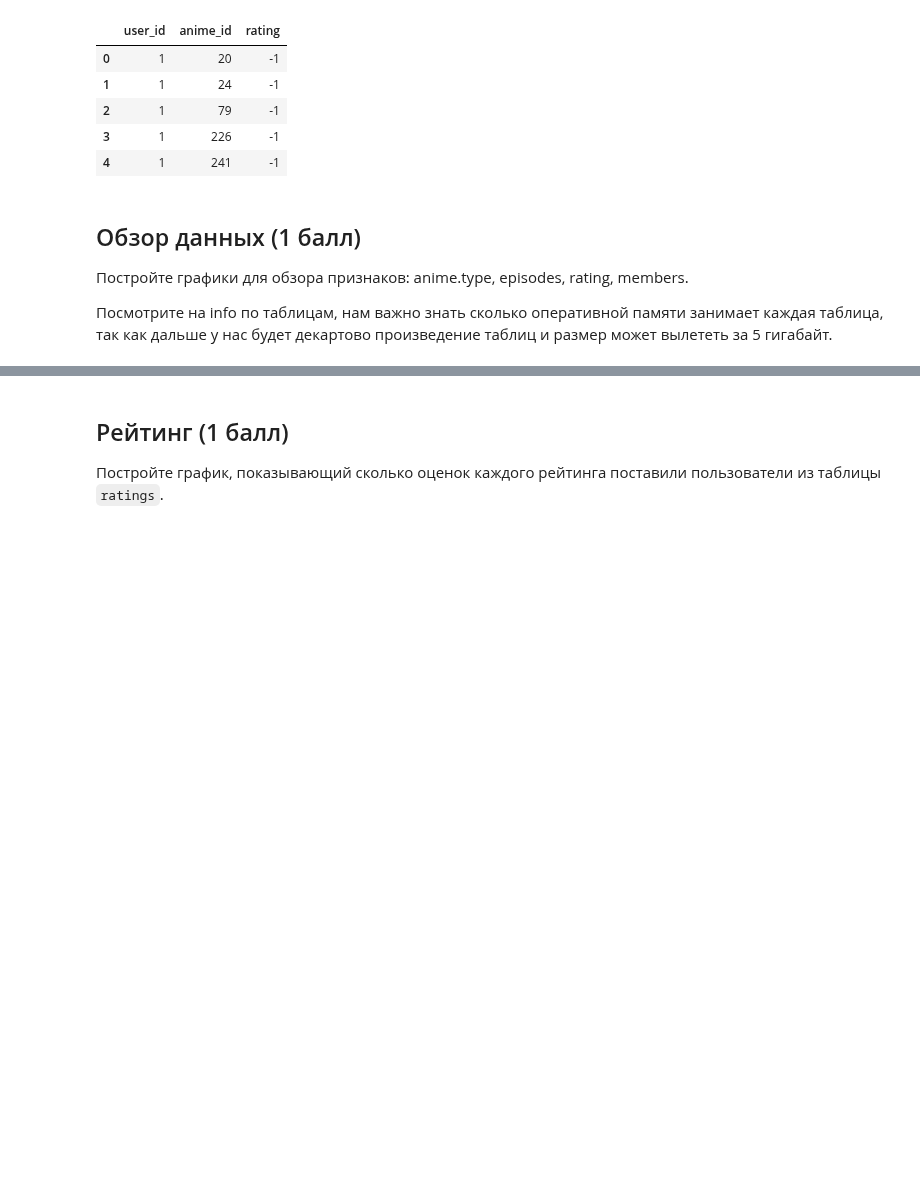
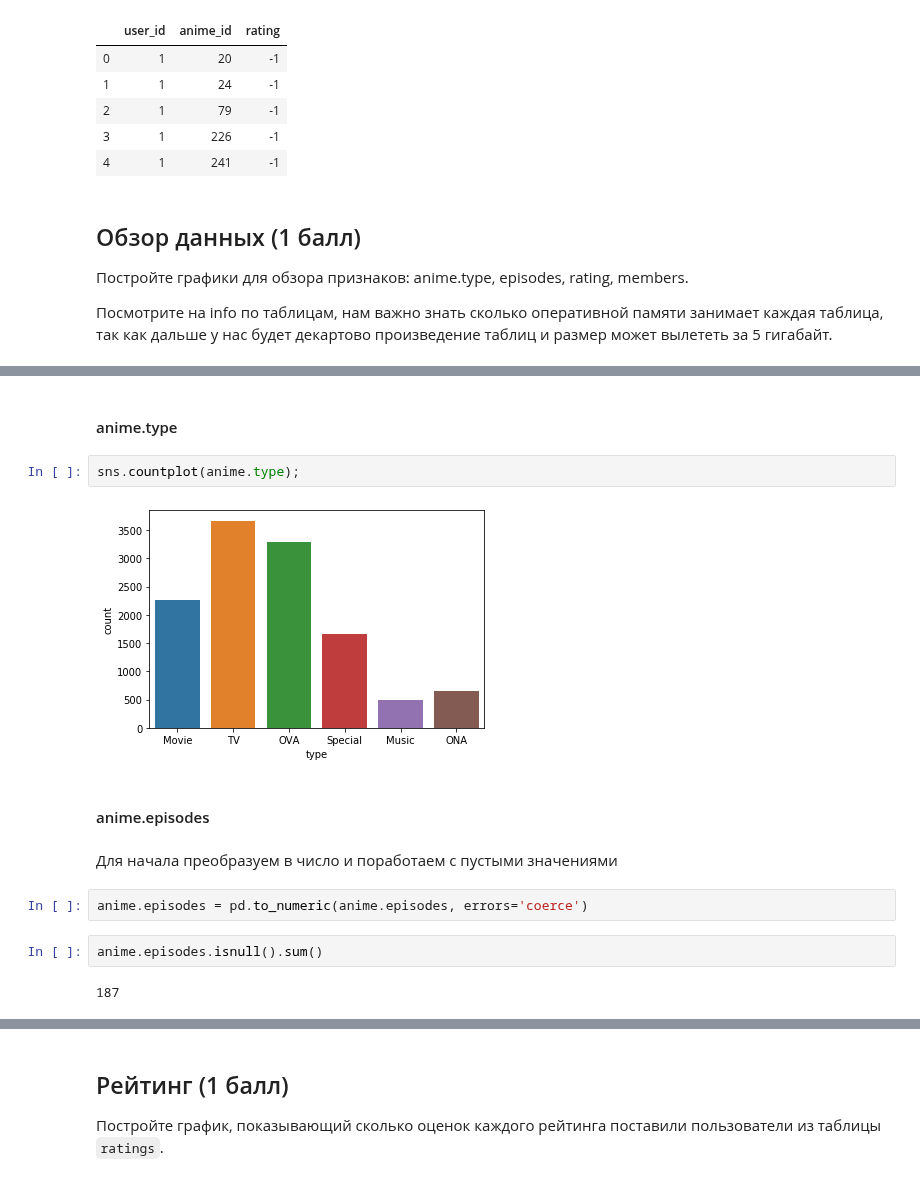
Before and after one commit to D7nis/Course-ML-Classic, a Jupyter notebook: Practice/3. Кластеризация. Рекомендательные системы/03-clustering_DDA.ipynb, the cells around one changed output, grey strips where cells are left out. Saved outputs shown, nothing was run; the diff lists cells and outputs as text; blank space fills up the shorter version.

Commit message:
Начал делать 03-01

```diff
--- a/Practice/3. Кластеризация. Рекомендательные системы/03-clustering_DDA.ipynb
+++ b/Practice/3. Кластеризация. Рекомендательные системы/03-clustering_DDA.ipynb
@@ -90,0 +125,16 @@ ratings.head()
+# %% [markdown]
+#### anime.type
+# %%
+sns.countplot(anime.type);
+# %% [output]
+[figure, added]
+# %% [markdown]
+#### anime.episodes
+# %% [markdown]
+Для начала преобразуем в число и поработаем с пустыми значениями
+# %%
+anime.episodes = pd.to_numeric(anime.episodes, errors='coerce')
+# %%
+anime.episodes.isnull().sum()
+# %% [output]
+187
```
Also changed, not shown: parts of 11 cells of this notebook.
